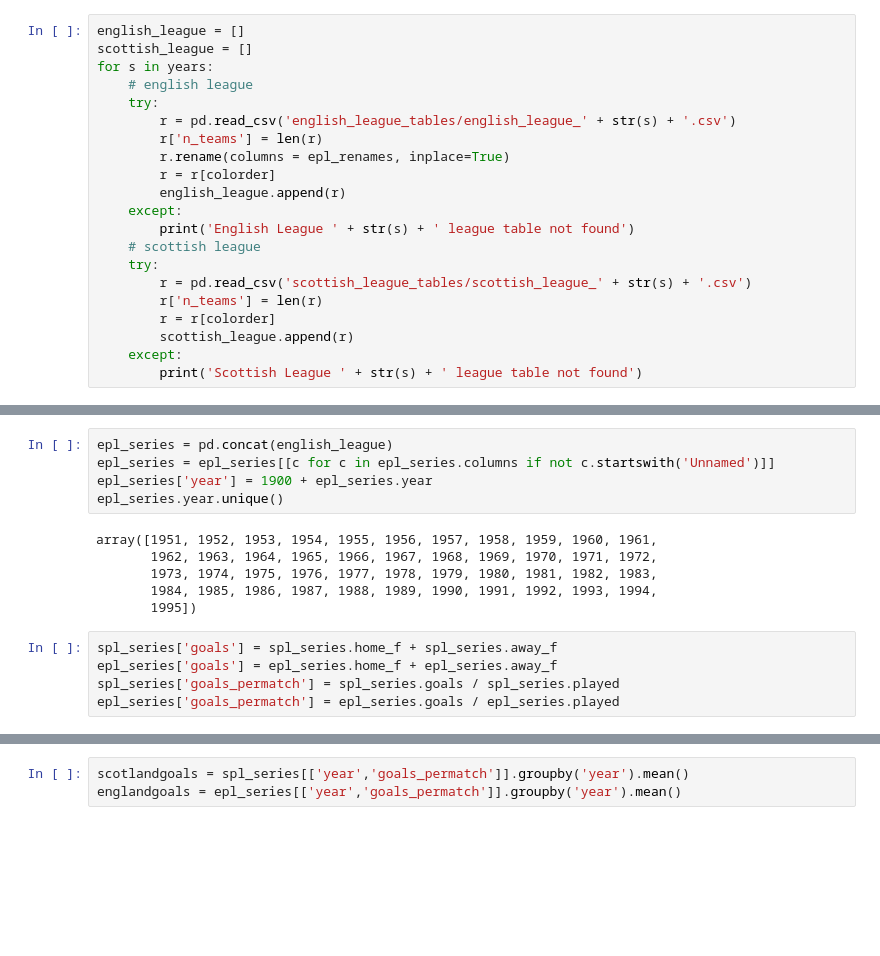
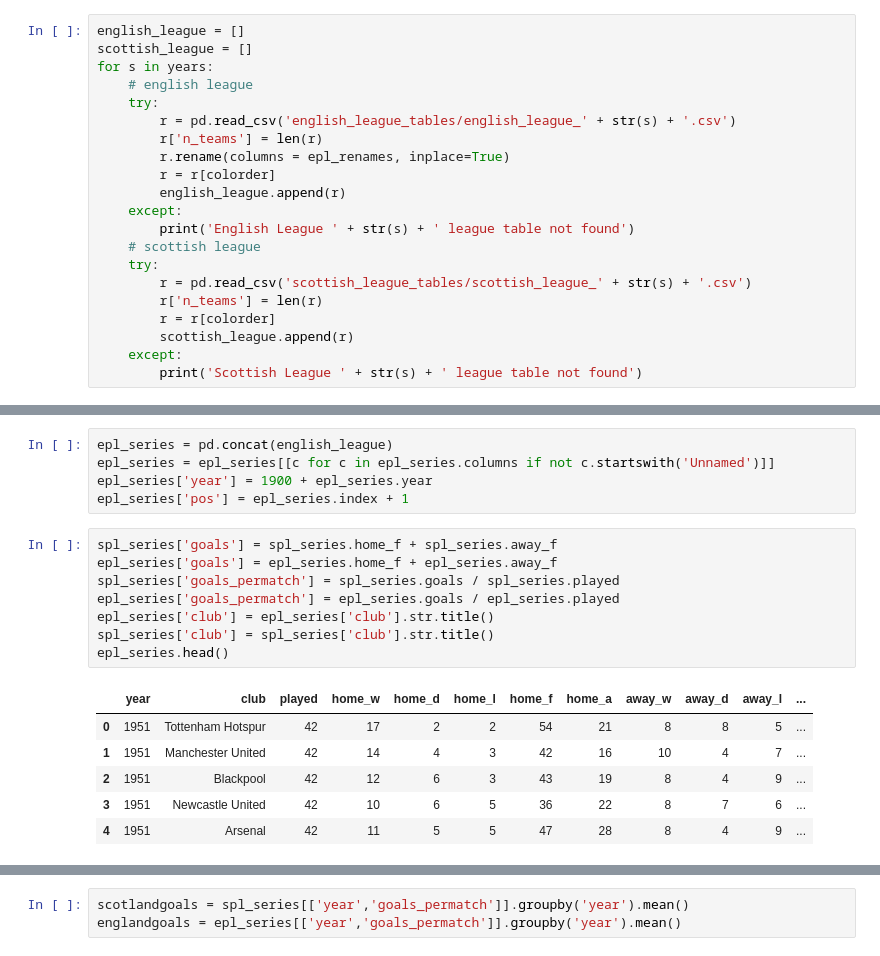
Before and after one commit to apoorvalal/league-tables-scraper, a Jupyter notebook: 1_eda.ipynb, the cells around one changed output, grey strips where cells are left out. Cells and saved outputs as stored; diff of their text form; blank space fills up the shorter version.

```diff
--- a/1_eda.ipynb
+++ b/1_eda.ipynb
@@ -66,15 +67,19 @@ spl_series.head()
 epl_series = pd.concat(english_league)
 epl_series = epl_series[[c for c in epl_series.columns if not c.startswith('Unnamed')]]
 epl_series['year'] = 1900 + epl_series.year
-epl_series.year.unique()
+epl_series['pos'] = epl_series.index + 1
-# %% [output]
-array([1951, 1952, 1953, 1954, 1955, 1956, 1957, 1958, 1959, 1960, 1961,
-       1962, 1963, 1964, 1965, 1966, 1967, 1968, 1969, 1970, 1971, 1972,
-       1973, 1974, 1975, 1976, 1977, 1978, 1979, 1980, 1981, 1982, 1983,
-       1984, 1985, 1986, 1987, 1988, 1989, 1990, 1991, 1992, 1993, 1994,
-       1995])
 # %%
 spl_series['goals'] = spl_series.home_f + spl_series.away_f
 epl_series['goals'] = epl_series.home_f + epl_series.away_f
 spl_series['goals_permatch'] = spl_series.goals / spl_series.played
 epl_series['goals_permatch'] = epl_series.goals / epl_series.played
+epl_series['club'] = epl_series['club'].str.title()
+spl_series['club'] = spl_series['club'].str.title()
+epl_series.head()
+# %% [output]
+|  | year | club | played | home_w | home_d | home_l | home_f | home_a | away_w | away_d | away_l | ... |
+| 0 | 1951 | Tottenham Hotspur | 42 | 17 | 2 | 2 | 54 | 21 | 8 | 8 | 5 | ... |
+| 1 | 1951 | Manchester United | 42 | 14 | 4 | 3 | 42 | 16 | 10 | 4 | 7 | ... |
+| 2 | 1951 | Blackpool | 42 | 12 | 6 | 3 | 43 | 19 | 8 | 4 | 9 | ... |
+| 3 | 1951 | Newcastle United | 42 | 10 | 6 | 5 | 36 | 22 | 8 | 7 | 6 | ... |
+| 4 | 1951 | Arsenal | 42 | 11 | 5 | 5 | 47 | 28 | 8 | 4 | 9 | ... |
```
Also changed, not shown: parts of 8 cells of this notebook, 2 other files.
